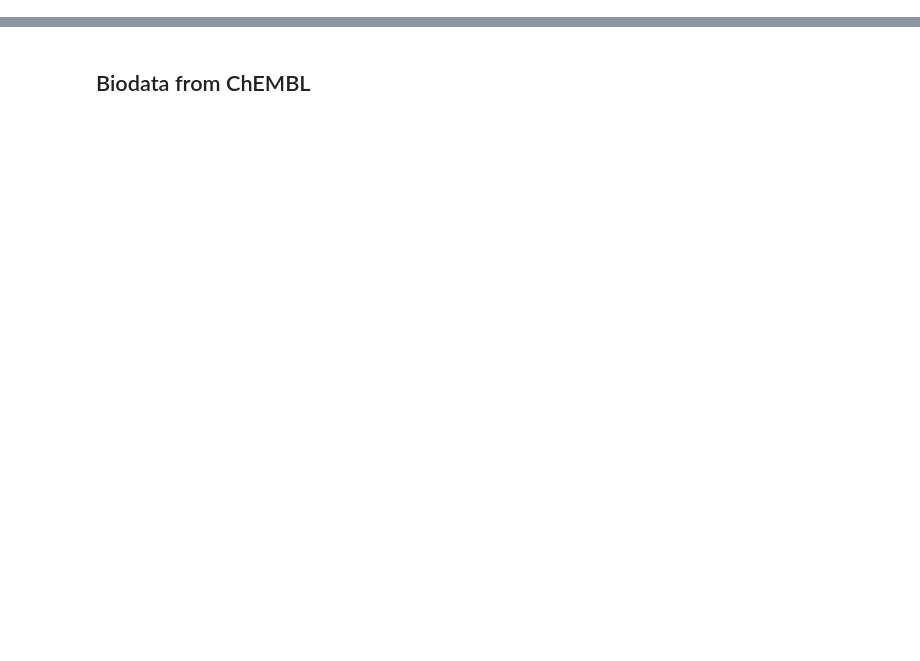
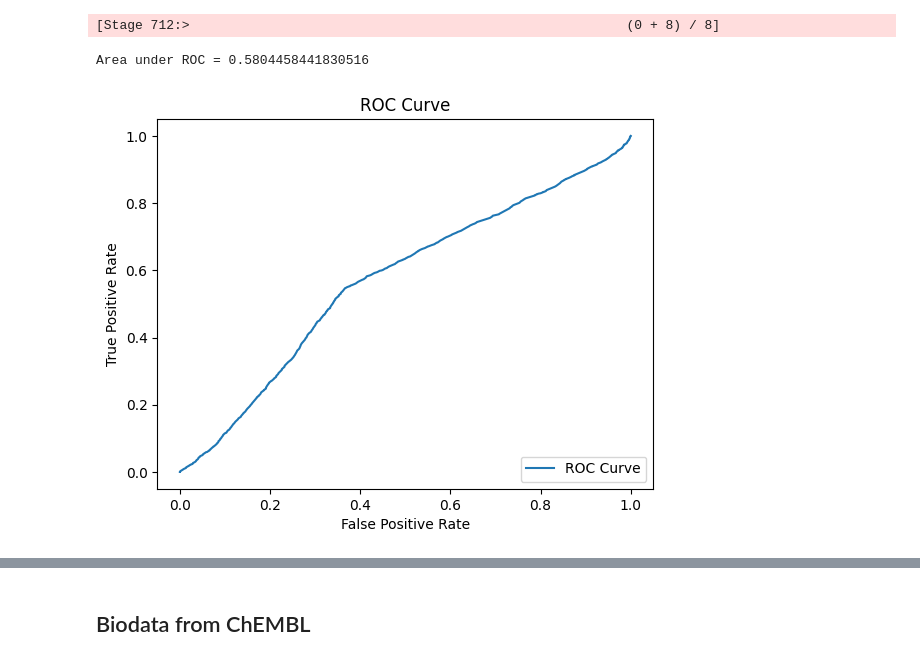
Before and after one commit to polrus/bioactivity, a Jupyter notebook: Target2Bioactivity.ipynb, the cells around one changed output, grey strips where cells are left out. Saved outputs shown, nothing was run; the diff lists cells and outputs as text; code cells hidden in the pictures; blank space fills up the shorter version.

Commit message:
analysis (OR + ROC curve)

```diff
--- a/Target2Bioactivity.ipynb
+++ b/Target2Bioactivity.ipynb
@@ -14,0 +19,13 @@ To adjust logging level use sc.setLogLevel(newLevel). For SparkR, use setLogLeve
+# %%
+# Testset with all biodata
+biodata_all_in = "./data/drug2target_bioactivities_chembl_33.csv"
+
+biodata_all = spark.read.csv(biodata_all_in, header=True, inferSchema=True)
+biodata_all = biodata_all.drop('_c0')
+
+# Filter rows where there is pChEMBL
+biodata_all = biodata_all.filter(biodata_all['pchembl_value'] != 0)
+biodata_all.show()
+
+biodata_all_count = biodata_all.count()
+print("Number of all drug-target pairs with pChEMBL:", biodata_all_count)
@@ -14,0 +352,21 @@ To adjust logging level use sc.setLogLevel(newLevel). For SparkR, use setLogLeve
+# %%
+from pyspark.ml.feature import VectorAssembler
+
+# Convert columns to features and label format
+assembler = VectorAssembler(inputCols=["pchembl_value"], outputCol="features")
+df = assembler.transform(df)
+
+# Convert boolean to numeric
+df = df.withColumn("label", df["isTherapeuticTarget"].cast("double"))
+# %%
+# Split the data into training and testing sets
+
+train_data, test_data = df.randomSplit([0.7, 0.3])
+# %%
+from pyspark.ml.classification import LogisticRegression
+
+# Define the logistic regression model
+lr = LogisticRegression()
+
+# Train the model
+lr_model = lr.fit(train_data)
@@ -14,0 +378,23 @@ To adjust logging level use sc.setLogLevel(newLevel). For SparkR, use setLogLeve
+# %%
+from pyspark.ml.evaluation import BinaryClassificationEvaluator
+
+# Compute area under the ROC curve
+evaluator = BinaryClassificationEvaluator(metricName="areaUnderROC")
+roc_auc = evaluator.evaluate(predictions)
+print(f"Area under ROC = {roc_auc}")
+# %% [output]
+[Stage 712:>                                                        (0 + 8) / 8]
+Area under ROC = 0.5804458441830516
+# %%
+# To plot the ROC curve
+roc = lr_model.summary.roc.toPandas()
+import matplotlib.pyplot as plt
+
+plt.plot(roc['FPR'], roc['TPR'], label='ROC Curve')
+plt.xlabel('False Positive Rate')
+plt.ylabel('True Positive Rate')
+plt.title('ROC Curve')
+plt.legend(loc='lower right')
+plt.show()
+# %% [output]
+[figure, added]
```
Also changed, not shown: parts of 50 cells of this notebook, 19 other files.
